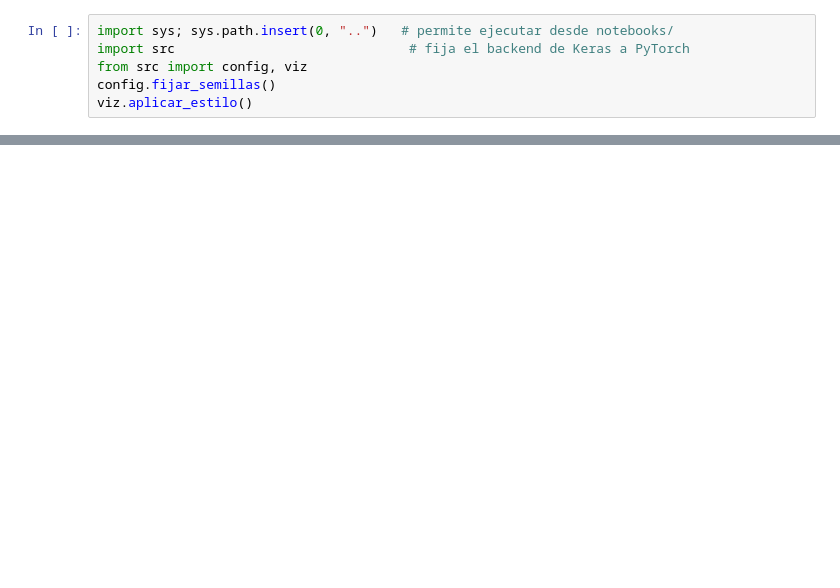
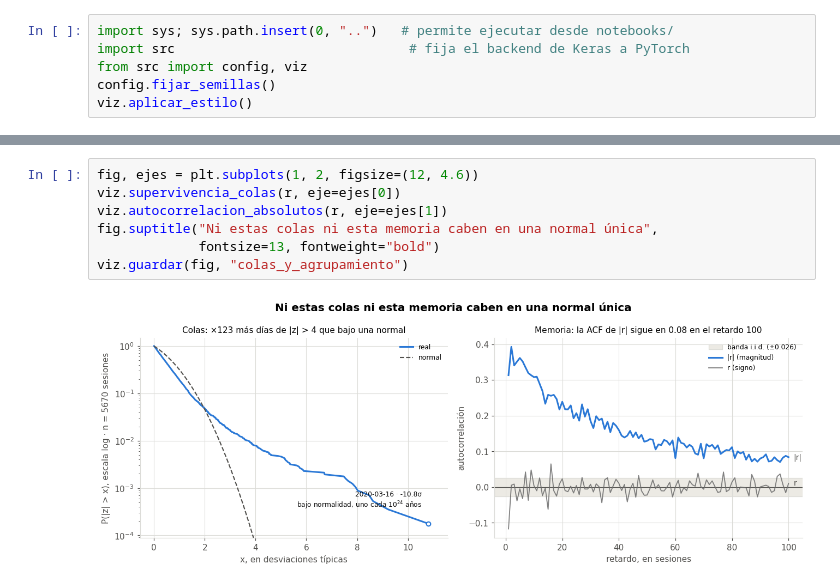
Before and after one commit to Romequinco/TALLER_GENERATIVOS, a Jupyter notebook: notebooks/00_datos_y_features.ipynb, the cells around one changed output, grey strips where cells are left out. Drawn from its saved outputs; the diff is of its cells as text; blank space fills up the shorter version.

```diff
--- a/notebooks/00_datos_y_features.ipynb
+++ b/notebooks/00_datos_y_features.ipynb
@@ -329,0 +482,9 @@ for ruta in salidas:
+# %%
+fig, ejes = plt.subplots(1, 2, figsize=(12, 4.6))
+viz.supervivencia_colas(r, eje=ejes[0])
+viz.autocorrelacion_absolutos(r, eje=ejes[1])
+fig.suptitle("Ni estas colas ni esta memoria caben en una normal única",
+             fontsize=13, fontweight="bold")
+viz.guardar(fig, "colas_y_agrupamiento")
+# %% [output]
+[figure, added]
```
Also changed, not shown: parts of 67 cells of this notebook, 39 other files.
